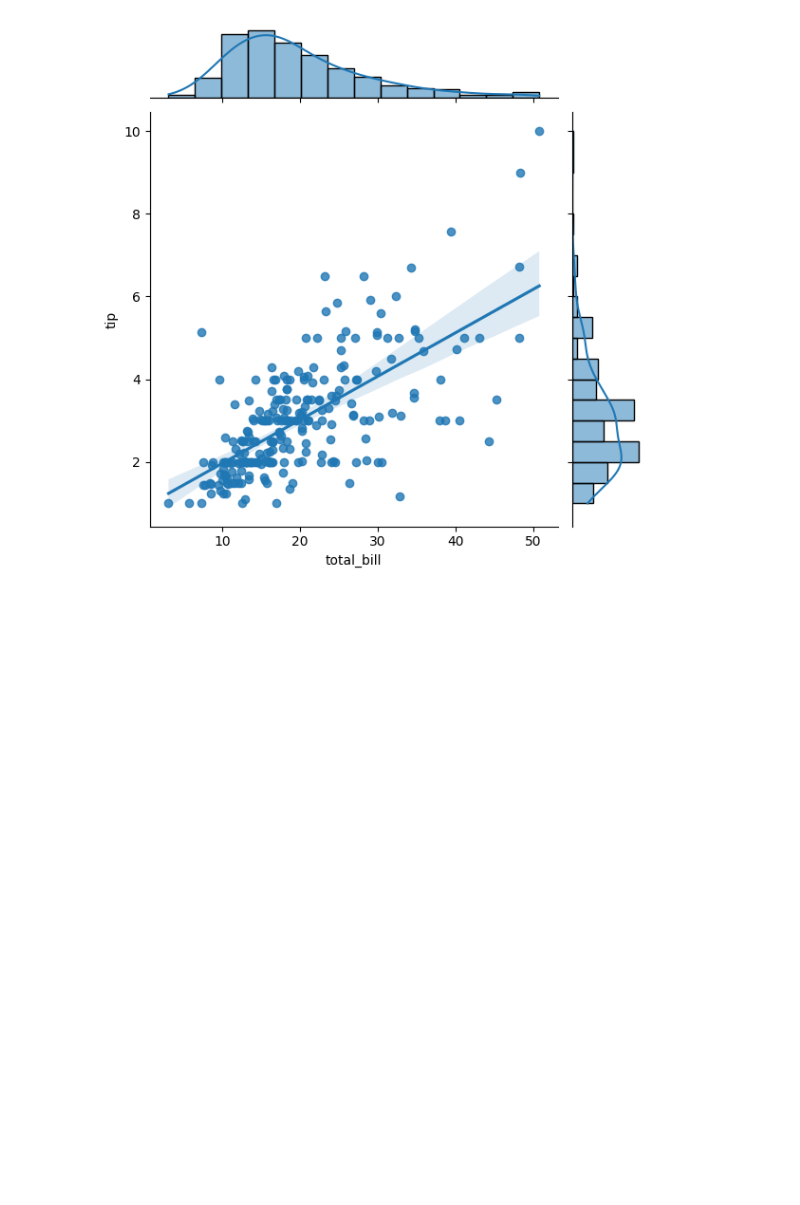
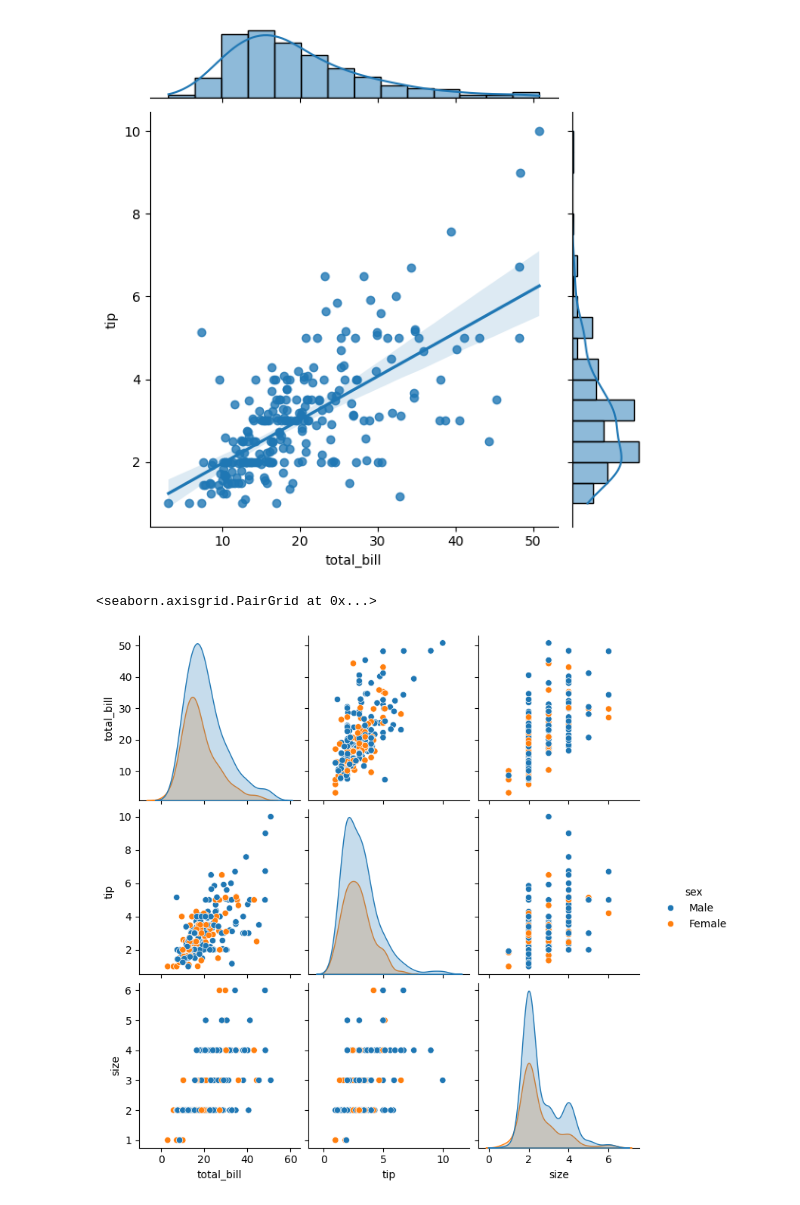
Before and after one commit to amitsingh2022/Data-Visualization-on-IPL, a Jupyter notebook: distribution.ipynb, the cells around one changed output. Saved outputs shown, nothing was run; the diff lists cells and outputs as text; code cells hidden in the pictures; blank space fills up the shorter version.

```diff
--- a/distribution.ipynb
+++ b/distribution.ipynb
@@ -52,3 +52,8 @@ sns.jointplot(x='total_bill', y='tip', data=df, kind='reg')
 # %% [output]
 <seaborn.axisgrid.JointGrid at 0x...>
 [figure]
+# %%
+sns.pairplot(df, hue='sex')
+# %% [output]
+<seaborn.axisgrid.PairGrid at 0x...>
+[figure, added]
```
Also changed, not shown: parts of 1 cell of this notebook.
